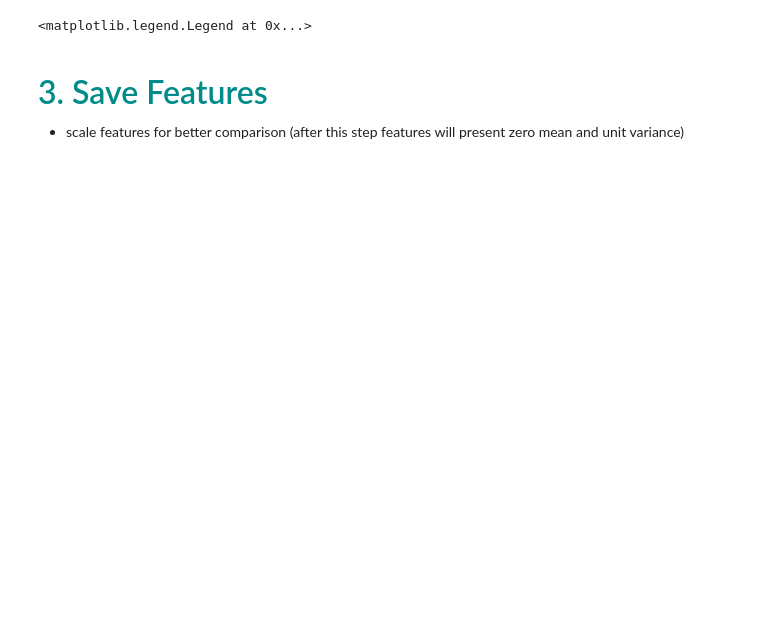
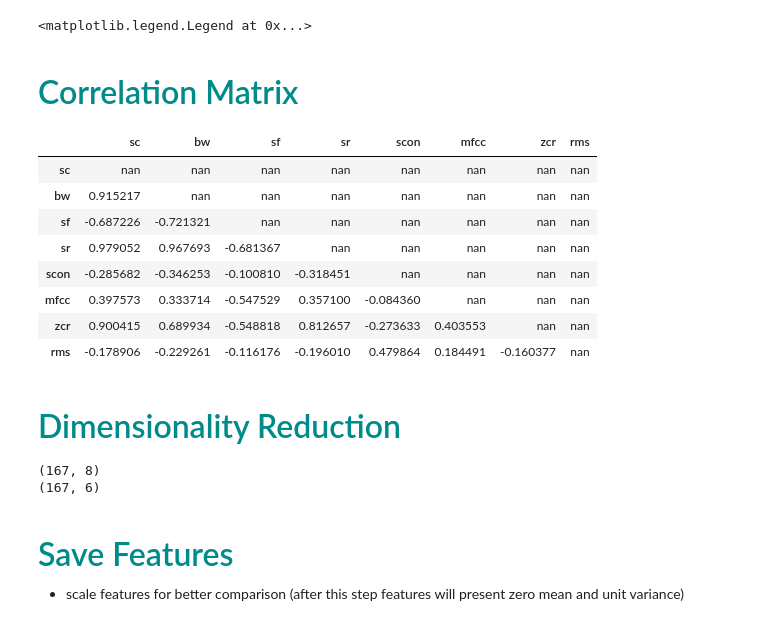
Before and after one commit to HNuijens/AudioMachineLearning, a Jupyter notebook: Feature Extraction.ipynb, the cells around one changed output. Drawn from its saved outputs; the diff is of its cells as text; code cells hidden in the pictures; blank space fills up the shorter version.

```diff
--- a/Feature Extraction.ipynb
+++ b/Feature Extraction.ipynb
@@ -131,8 +133,51 @@ ax.legend()
 [interactive output not drawn]
 [interactive output not drawn]
 <matplotlib.legend.Legend at 0x...>
+# %% [markdown]
+<h2 style = "font-size:2rem;color:DarkCyan">Correlation Matrix</h2>
+# %%
+feature_names = ['sc','bw','sf', 'sr', 'scon' , 'mfcc' ,'zcr', 'rms']
+df = pd.DataFrame(features, columns=feature_names)
+corr = df.corr()
+corr.style.format(na_rep='MISS', precision=3)
+corr.style.background_gradient(cmap='coolwarm')
+# 'RdBu_r', 'BrBG_r', & PuOr_r are other good diverging colormaps
+
+# Fill diagonal and upper half with NaNs
+mask = np.zeros_like(corr, dtype=bool)
+mask[np.triu_indices_from(mask)] = True
+corr[mask] = np.nan
+corr.style.format(na_rep='MISS', precision=3)
+(corr
+ .style
+ .background_gradient(cmap='coolwarm', axis=None, vmin=-1, vmax=1)
+ .highlight_null(null_color='#f1f1f1')  # Color NaNs grey
+ )
+# %% [output]
+|  | sc | bw | sf | sr | scon | mfcc | zcr | rms |
+| sc | nan | nan | nan | nan | nan | nan | nan | nan |
+| bw | 0.915217 | nan | nan | nan | nan | nan | nan | nan |
+| sf | -0.687226 | -0.721321 | nan | nan | nan | nan | nan | nan |
+| sr | 0.979052 | 0.967693 | -0.681367 | nan | nan | nan | nan | nan |
+| scon | -0.285682 | -0.346253 | -0.100810 | -0.318451 | nan | nan | nan | nan |
+| mfcc | 0.397573 | 0.333714 | -0.547529 | 0.357100 | -0.084360 | nan | nan | nan |
+| zcr | 0.900415 | 0.689934 | -0.548818 | 0.812657 | -0.273633 | 0.403553 | nan | nan |
+| rms | -0.178906 | -0.229261 | -0.116176 | -0.196010 | 0.479864 | 0.184491 | -0.160377 | nan |
+# %% [markdown]
+<h2 style = "font-size:2rem;color:DarkCyan">Dimensionality Reduction</h2>
+# %%
+# from the correlation matrix can be seen that there are
+# spectral centroid and bandwidth are strongly correrelated
+# with other features, these can be discarded to simplify the model
+print(np.shape(features))
+features = features[:,2:]
+print(np.shape(features))
+feature_names = feature_names[2:]
+# %% [output]
+(167, 8)
+(167, 6)
 # %% [markdown]
-<h2 style = "font-size:2rem;color:DarkCyan">3. Save Features</h2>
+<h2 style = "font-size:2rem;color:DarkCyan">Save Features</h2>
 
 - scale features for better comparison (after this step features will present zero mean and unit variance)
 # %%
```
Also changed, not shown: parts of 8 cells of this notebook, 1 other file.
